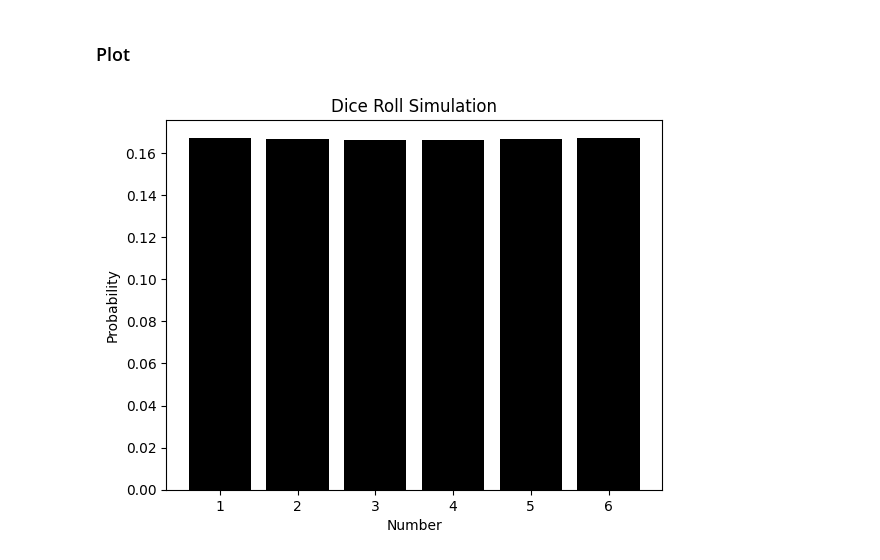
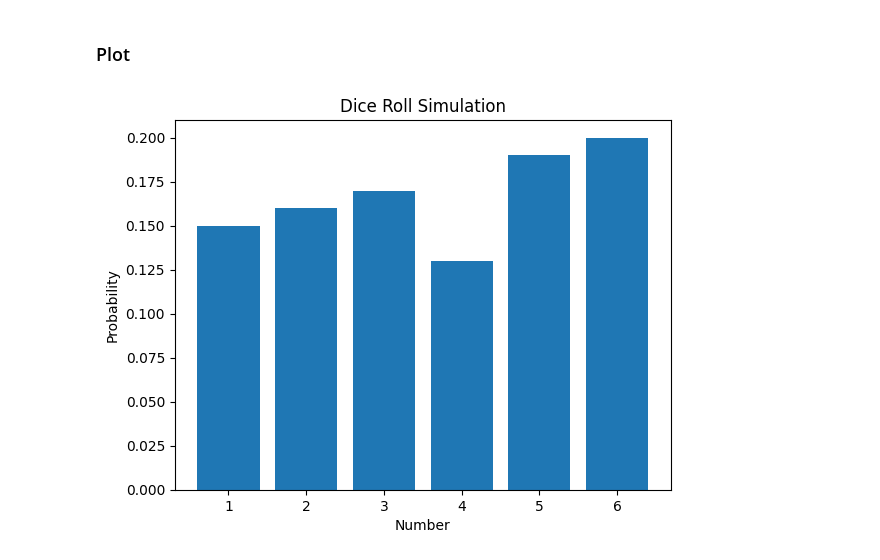
Before and after one commit to HakanVardarr/numpy_assignment, a Jupyter notebook: dice_roll.ipynb, the cells around one changed output. Cells and saved outputs as stored; diff of their text form; code cells hidden in the pictures.

```diff
--- a/dice_roll.ipynb
+++ b/dice_roll.ipynb
@@ -23,7 +23,7 @@ class Dice:
             probabilities[key] /= self.number_of_rolls
         return dict(sorted(probabilities.items()))
 # %%
-number_of_rolls = 1_000_000
+number_of_rolls = 100
 
 dice = Dice(number_of_rolls)
 # %%
@@ -52,10 +56,13 @@ Most Common Number: 1
 # %% [markdown]
 ### Plot
+# %%
+x = np.array(list(probabilities.keys()))
+y = np.array(list(probabilities.values()))
 # %%
-plt.bar(probabilities.keys(), probabilities.values(), color="black")
+plt.bar(x, y)
 plt.xlabel("Number")
 plt.ylabel("Probability")
 plt.title("Dice Roll Simulation")
 plt.show()
 # %% [output]
-[figure, old version]
+[figure, new version]
```
Also changed, not shown: parts of 4 cells of this notebook.
